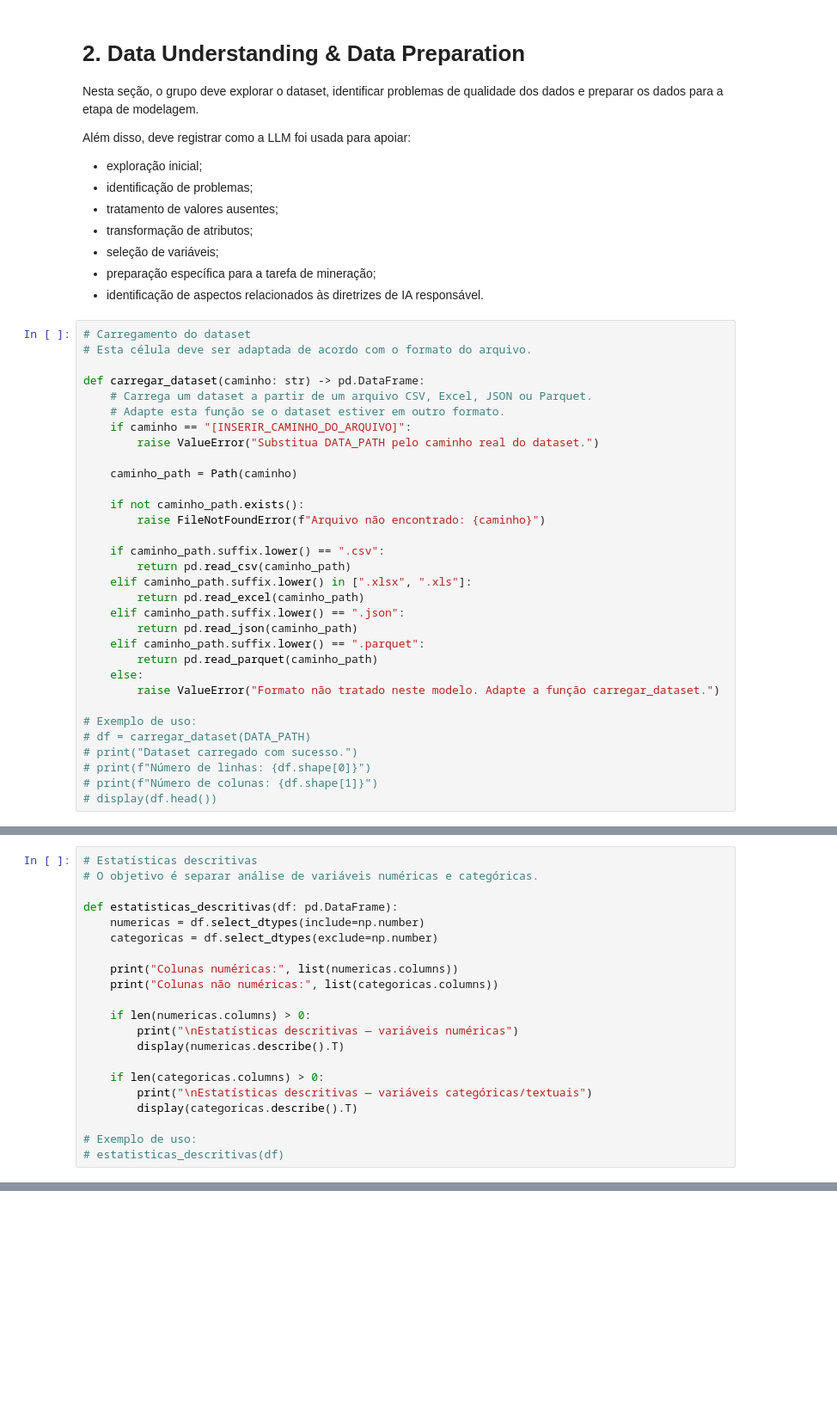
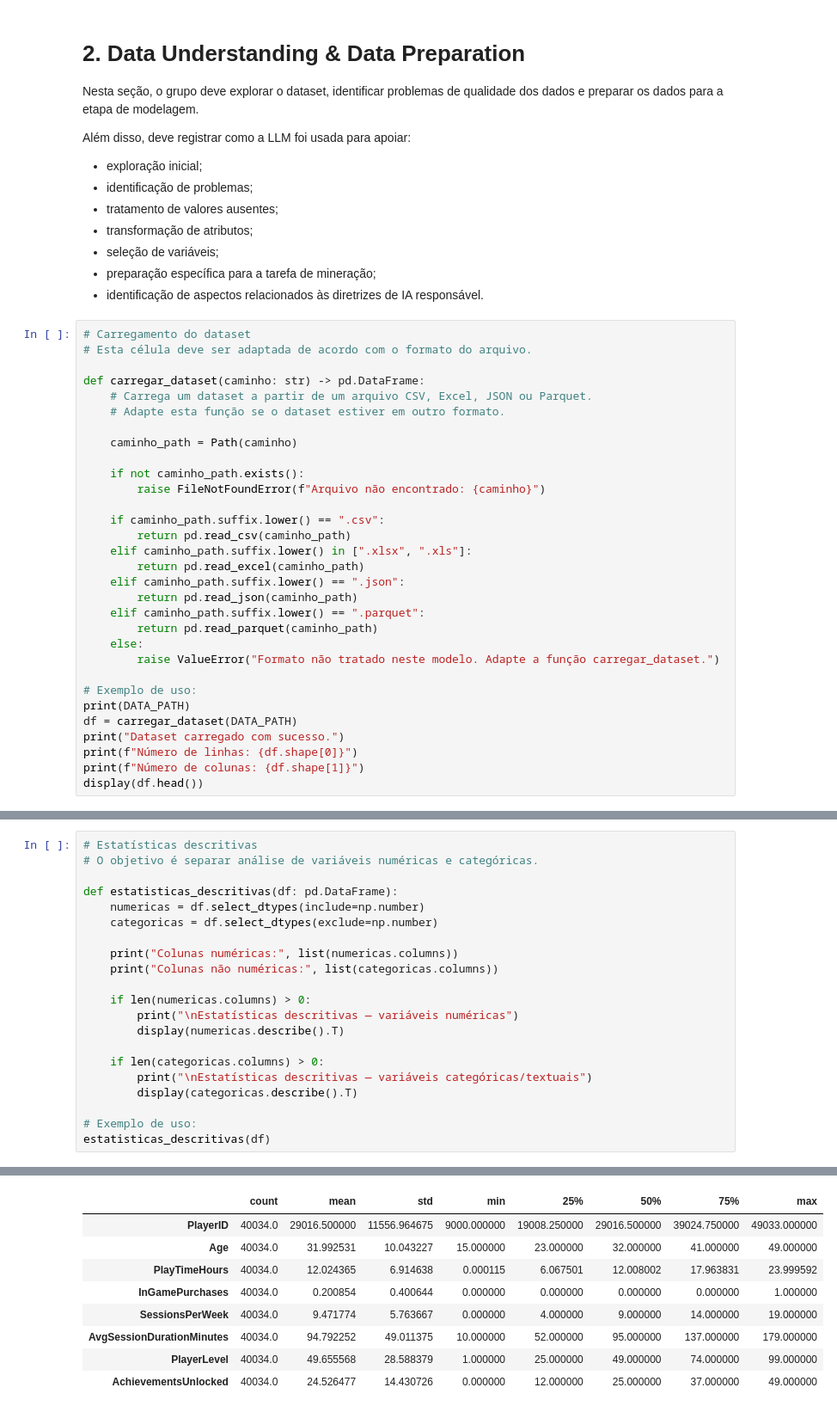
Before and after one commit to DaviOSad/Online-Players-Behavior-Segmentation, a Jupyter notebook: TP1_Fase2_Grupo11.ipynb, the cells around one changed output, grey strips where cells are left out. Shown at 86% size. Cells and saved outputs as stored; diff of their text form; blank space fills up the shorter version.

Commit message:
Dataset integrado. Deixei alguns comentários nos markdowns de algumas coisas que precisam ser completas porr vcs (obvio só ate onde eu cheguei)

```diff
--- a/TP1_Fase2_Grupo11.ipynb
+++ b/TP1_Fase2_Grupo11.ipynb
@@ -331,8 +376,6 @@ Além disso, deve registrar como a LLM foi usada para apoiar:
 def carregar_dataset(caminho: str) -> pd.DataFrame:
     # Carrega um dataset a partir de um arquivo CSV, Excel, JSON ou Parquet.
     # Adapte esta função se o dataset estiver em outro formato.
-    if caminho == "[INSERIR_CAMINHO_DO_ARQUIVO]":
-        raise ValueError("Substitua DATA_PATH pelo caminho real do dataset.")
 
     caminho_path = Path(caminho)
 
@@ -351,8 +394,9 @@ def carregar_dataset(caminho: str) -> pd.DataFrame:
         raise ValueError("Formato não tratado neste modelo. Adapte a função carregar_dataset.")
 
 # Exemplo de uso:
-# df = carregar_dataset(DATA_PATH)
-# print("Dataset carregado com sucesso.")
-# print(f"Número de linhas: {df.shape[0]}")
-# print(f"Número de colunas: {df.shape[1]}")
-# display(df.head())
+print(DATA_PATH)
+df = carregar_dataset(DATA_PATH)
+print("Dataset carregado com sucesso.")
+print(f"Número de linhas: {df.shape[0]}")
+print(f"Número de colunas: {df.shape[1]}")
+display(df.head())
@@ -418,4 +494,5 @@ def estatisticas_descritivas(df: pd.DataFrame):
         display(categoricas.describe().T)
 
 # Exemplo de uso:
-# estatisticas_descritivas(df)
+estatisticas_descritivas(df)
+# %% [output]
@@ -421,0 +503,9 @@ def estatisticas_descritivas(df: pd.DataFrame):
+|  | count | mean | std | min | 25% | 50% | 75% | max |
+| PlayerID | 40034.0 | 29016.500000 | 11556.964675 | 9000.000000 | 19008.250000 | 29016.500000 | 39024.750000 | 49033.000000 |
+| Age | 40034.0 | 31.992531 | 10.043227 | 15.000000 | 23.000000 | 32.000000 | 41.000000 | 49.000000 |
+| PlayTimeHours | 40034.0 | 12.024365 | 6.914638 | 0.000115 | 6.067501 | 12.008002 | 17.963831 | 23.999592 |
+| InGamePurchases | 40034.0 | 0.200854 | 0.400644 | 0.000000 | 0.000000 | 0.000000 | 0.000000 | 1.000000 |
+| SessionsPerWeek | 40034.0 | 9.471774 | 5.763667 | 0.000000 | 4.000000 | 9.000000 | 14.000000 | 19.000000 |
+| AvgSessionDurationMinutes | 40034.0 | 94.792252 | 49.011375 | 10.000000 | 52.000000 | 95.000000 | 137.000000 | 179.000000 |
+| PlayerLevel | 40034.0 | 49.655568 | 28.588379 | 1.000000 | 25.000000 | 49.000000 | 74.000000 | 99.000000 |
+| AchievementsUnlocked | 40034.0 | 24.526477 | 14.430726 | 0.000000 | 12.000000 | 25.000000 | 37.000000 | 49.000000 |
```
Also changed, not shown: parts of 10 cells of this notebook.
